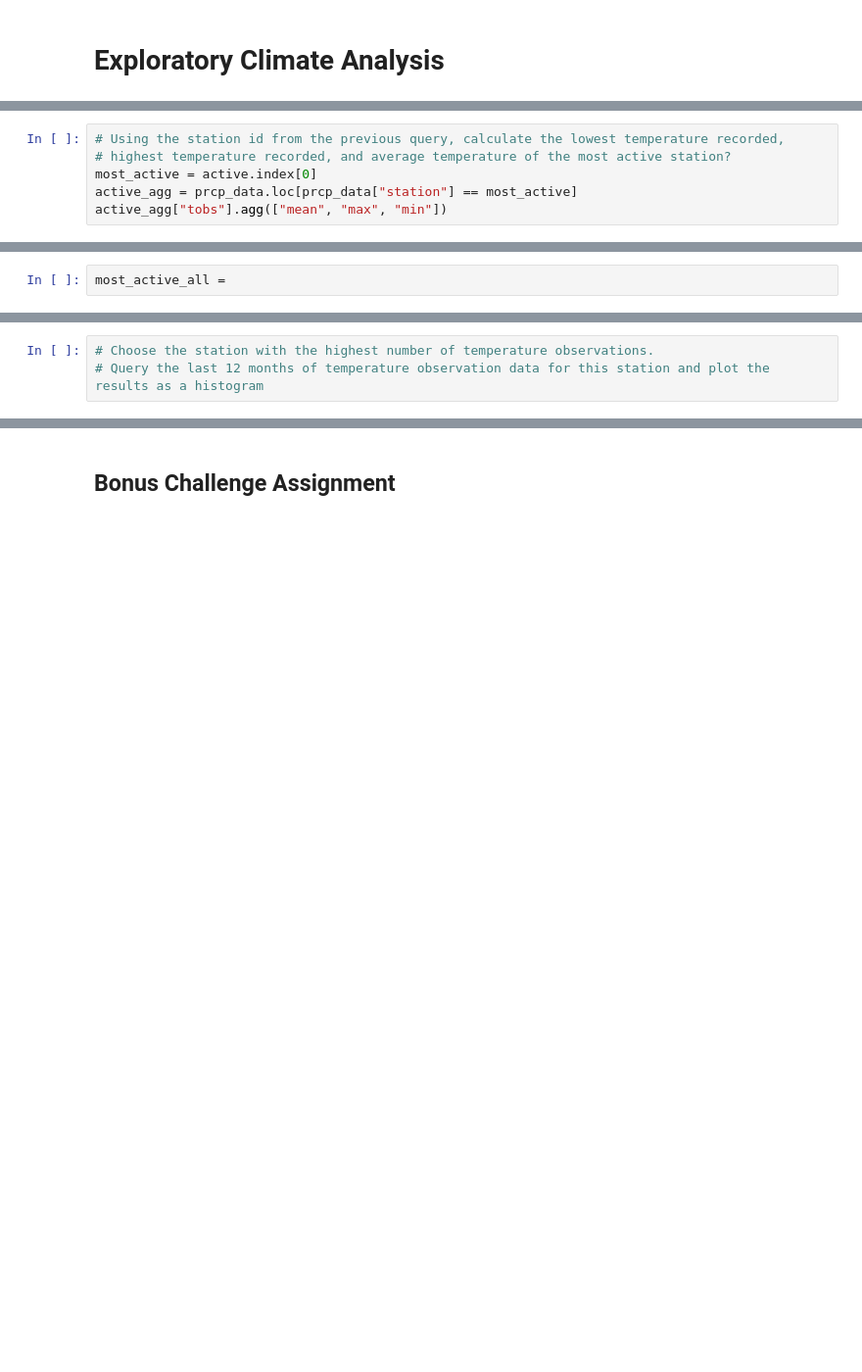
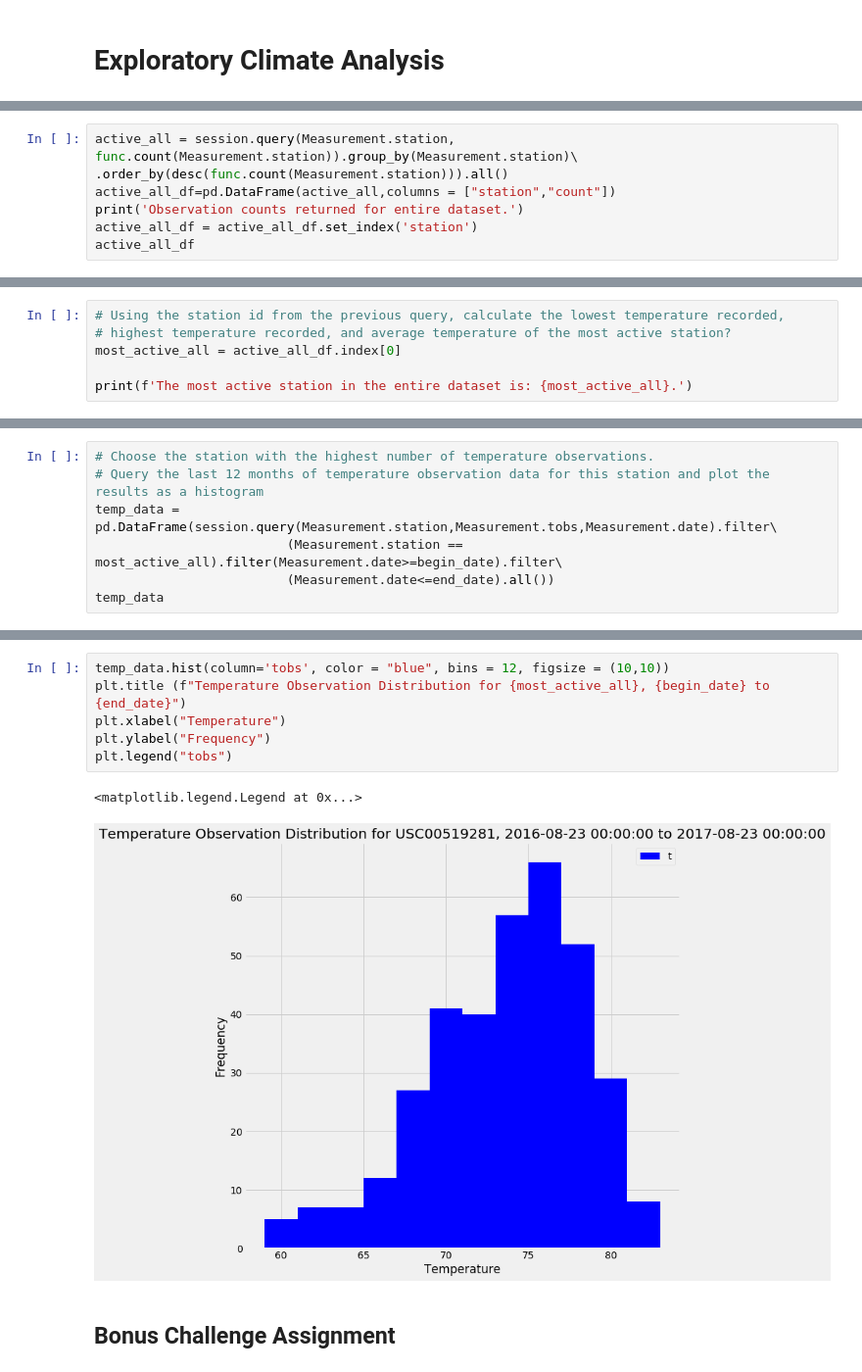
Before and after one commit to spearjen/sqlalch-challenge, a Jupyter notebook: climate_starter.ipynb, the cells around one changed output, grey strips where cells are left out. Shown at 98% size. Drawn from its saved outputs; the diff is of its cells as text; blank space fills up the shorter version.

```diff
--- a/climate_starter.ipynb
+++ b/climate_starter.ipynb
@@ -180,0 +163,7 @@ This is the whole dataset.
+# %%
+active_all = session.query(Measurement.station, func.count(Measurement.station)).group_by(Measurement.station)\
+.order_by(desc(func.count(Measurement.station))).all()
+active_all_df=pd.DataFrame(active_all,columns = ["station","count"])
+print('Observation counts returned for entire dataset.')
+active_all_df = active_all_df.set_index('station')
+active_all_df
@@ -181,7 +183,7 @@ This is the whole dataset.
 # %%
 # Using the station id from the previous query, calculate the lowest temperature recorded,
 # highest temperature recorded, and average temperature of the most active station?
-most_active = active.index[0]
-active_agg = prcp_data.loc[prcp_data["station"] == most_active]
-active_agg["tobs"].agg(["mean", "max", "min"])
+most_active_all = active_all_df.index[0]
+
+print(f'The most active station in the entire dataset is: {most_active_all}.')
 # %% [output]
@@ -189,2 +190,0 @@ KeyError: (1, 1)
-# %%
-most_active_all =
@@ -191,3 +202,7 @@ most_active_all =
 # %%
 # Choose the station with the highest number of temperature observations.
 # Query the last 12 months of temperature observation data for this station and plot the results as a histogram
+temp_data = pd.DataFrame(session.query(Measurement.station,Measurement.tobs,Measurement.date).filter\
+                         (Measurement.station == most_active_all).filter(Measurement.date>=begin_date).filter\
+                         (Measurement.date<=end_date).all())
+temp_data
@@ -194,3 +223,12 @@ most_active_all =
+# %%
+temp_data.hist(column='tobs', color = "blue", bins = 12, figsize = (10,10))
+plt.title (f"Temperature Observation Distribution for {most_active_all}, {begin_date} to {end_date}")
+plt.xlabel("Temperature")
+plt.ylabel("Frequency")
+plt.legend("tobs")
+# %% [output]
+<matplotlib.legend.Legend at 0x...>
+[figure, added]
 # %% [markdown]
 ## Bonus Challenge Assignment
 # %%
```
Also changed, not shown: parts of 16 cells of this notebook, 1 other file.
